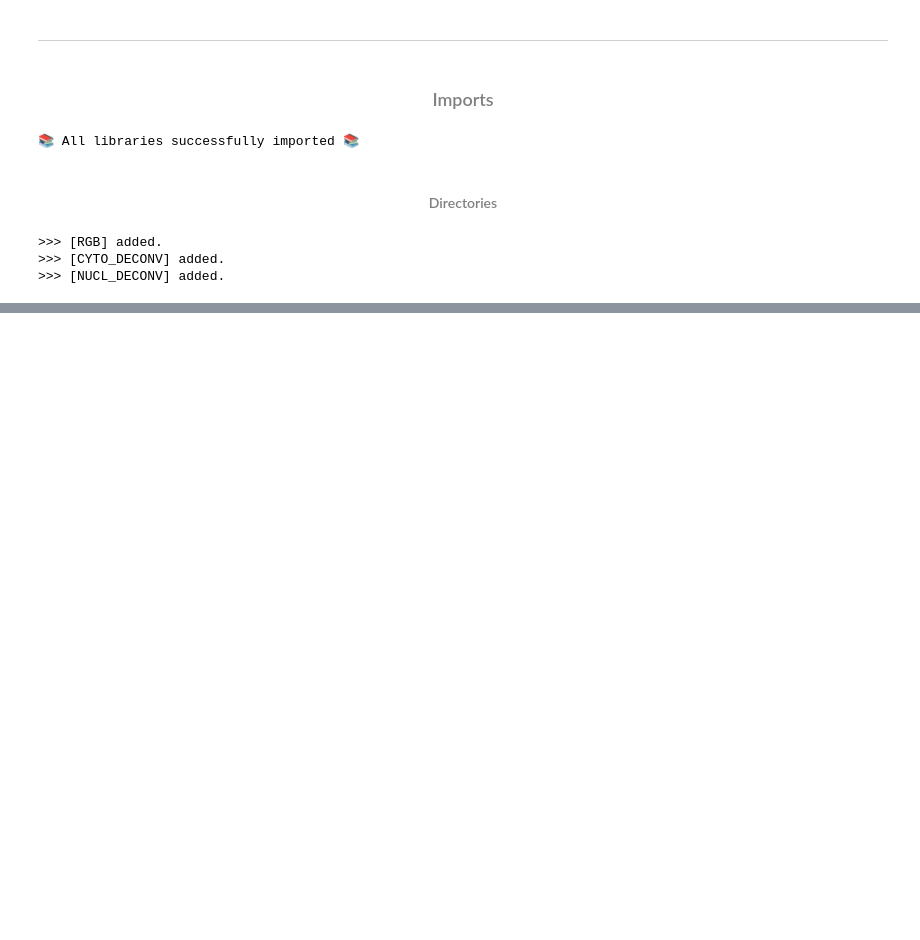
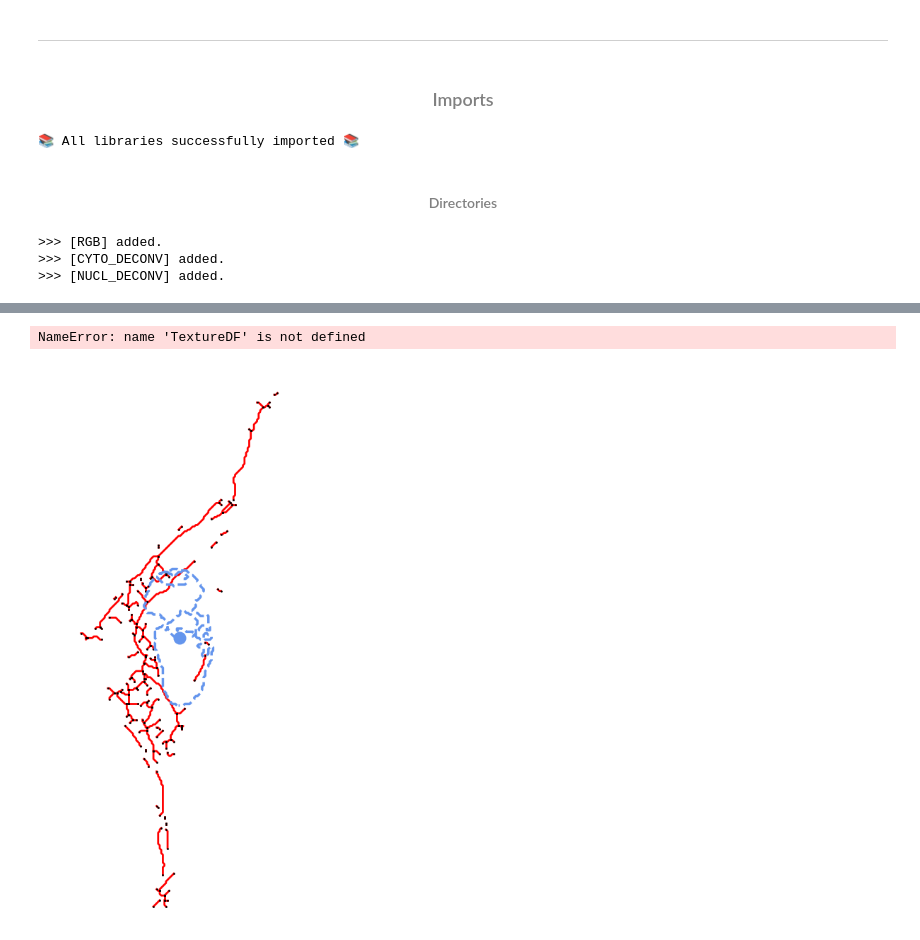
Before and after one commit to diogojfv/aTubulinOrganization, a Jupyter notebook: 5 - Processing of Individual Cells.ipynb, the cells around one changed output, grey strips where cells are left out. Saved outputs shown, nothing was run; the diff lists cells and outputs as text; code cells hidden in the pictures; blank space fills up the shorter version.

```diff
--- a/5 - Processing of Individual Cells.ipynb
+++ b/5 - Processing of Individual Cells.ipynb
@@ -593,0 +450,23 @@ HBox(children=(Dropdown(description='Select Image:', options=('Select image', 11
+# %%
+cmap     = pltc.rainbow
+cm       = truncate_colormap(cmap, 0, 1, 300)
+line_plotter(ResultsRow=ResultsDF.loc[cell],data=data,feat=None,cmap=cm,normalize_bounds=1,colorbar_label=None,overlay=True,save=False)
+# %% [output]
+NameError: name 'TextureDF' is not defined
+# %%
+cmap     = pltc.rainbow
+cm       = truncate_colormap(cmap, 0, 1, 300)
+
+graph_plotter(ResultsRow       = ResultsDF.loc[cell],
+              data             = data,
+              feat             = None,
+              cmap             = cm,
+              normalize_bounds = 'default',
+              colorbar_label   = None,
+              nodes            = True,
+              main_branch      = False,
+              overlay          = None,
+              scalebar         = False,
+              save             = False)
+# %% [output]
+[figure, added]
```
Also changed, not shown: parts of 12 cells of this notebook, 13 other files.
